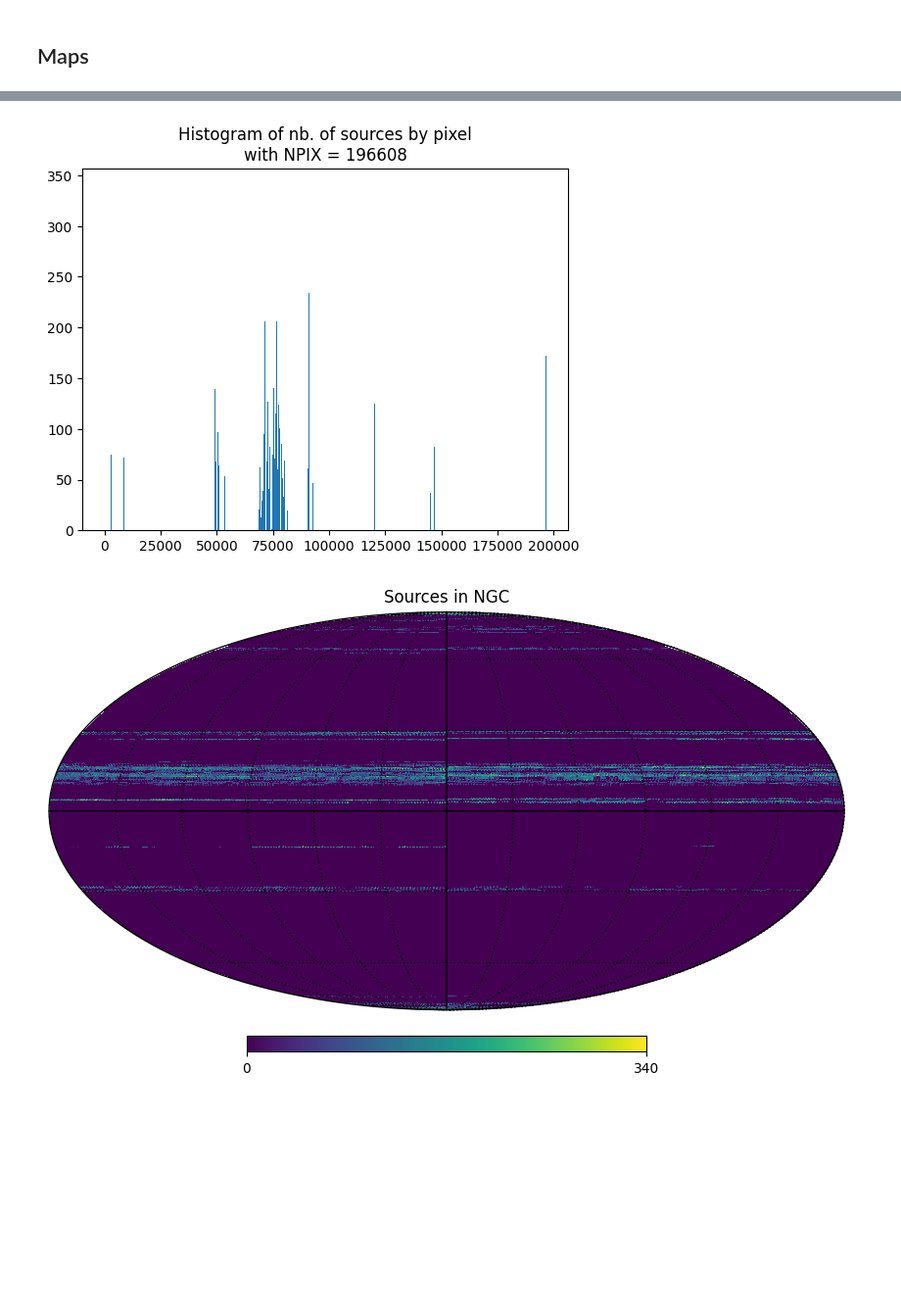
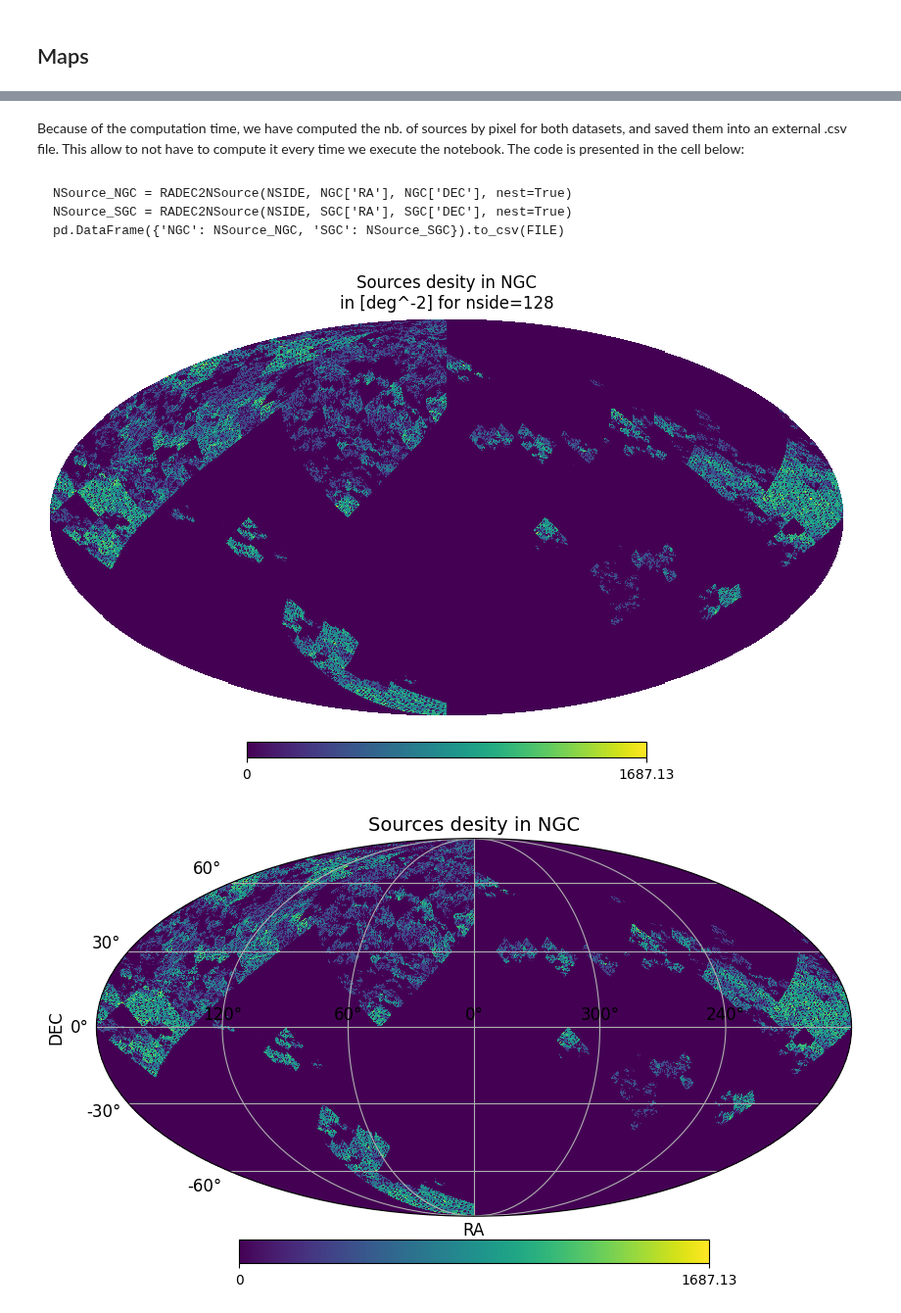
Before and after one commit to MarrybellMB/M2_Stage_Code, a Jupyter notebook: DESI Training.ipynb, the cells around one changed output, grey strips where cells are left out. Shown at 98% size. Drawn from its saved outputs; the diff is of its cells as text; code cells hidden in the pictures; blank space fills up the shorter version.

````diff
--- a/DESI Training.ipynb
+++ b/DESI Training.ipynb
@@ -84,0 +98,7 @@ Number of pixels = 196608
+# %%
+NSIDE = 128
+NPIX = hp.nside2npix(NSIDE)
+area_deg2 = hp.nside2pixarea(NSIDE, degrees=True)
+print("Number of pixels = {}".format(NPIX))
+print("Surface of a pixel = {} deg^2".format(area_deg2))
+FILE = DIR + "NSource_px_Nside{}.csv".format(NSIDE)
@@ -85,7 +108,20 @@ Number of pixels = 196608
+# %% [markdown]
+Because of the computation time, we have computed the nb. of sources by pixel for both datasets, and saved them into an external .csv file. This allow to not have to compute it every time we execute the notebook. The code is presented in the cell below:
+# %% [markdown]
+```
+NSource_NGC = RADEC2NSource(NSIDE, NGC['RA'], NGC['DEC'], nest=True)
+NSource_SGC = RADEC2NSource(NSIDE, SGC['RA'], SGC['DEC'], nest=True)
+pd.DataFrame({'NGC': NSource_NGC, 'SGC': NSource_SGC}).to_csv(FILE)
+```
+# %%
+NSource_df = pd.read_csv(FILE)
+NSource_NGC, NSource_SGC = np.array(NSource_df['NGC']), np.array(NSource_df['SGC'])
+del NSource_df #to save memory
 # %%
-NSource_SGC = RADEC2NSource(NSIDE, SGC['RA'], SGC['DEC'], nest=True)
-hp.mollview(NSource_SGC, title="Sources in NGC")
-hp.graticule()
+hp.mollview(NSource_NGC/area_deg2, title="Sources desity in NGC\nin [deg^-2] for nside={}".format(NSIDE), nest=True)
+hp.projview(NSource_NGC/area_deg2, title="Sources desity in NGC", nest=True, graticule=True, graticule_labels=True, projection_type="mollweide")
+plt.xlabel("RA")
+plt.ylabel("DEC");
 # %% [output]
-[figure, old version]
+[figure, new version]
-[figure, old version]
+[figure, new version]
````
Also changed, not shown: parts of 13 cells of this notebook.
